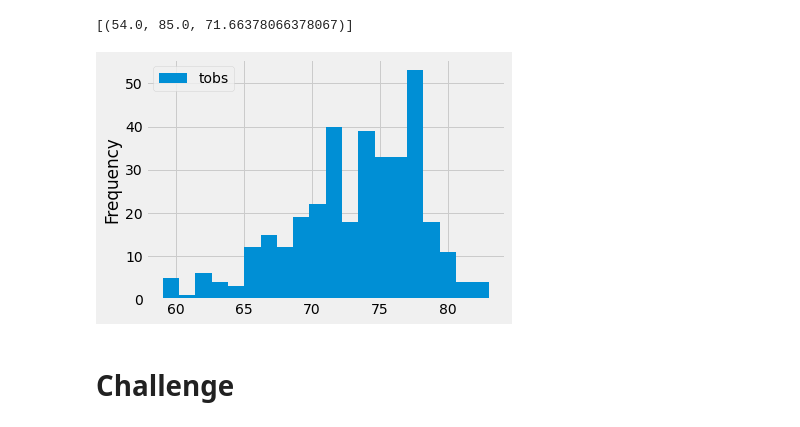
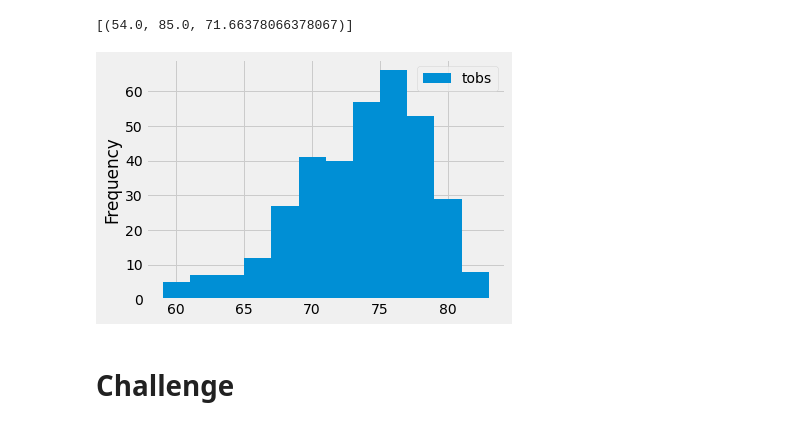
Before and after one commit to xumed001/surfs_up, a Jupyter notebook: climate_analysis.ipynb, the cells around one changed output. Saved outputs shown, nothing was run; the diff lists cells and outputs as text; code cells hidden in the pictures.

```diff
--- a/climate_analysis.ipynb
+++ b/climate_analysis.ipynb
@@ -100,14 +100,14 @@ session.query(func.min(Measurement.tobs), func.max(Measurement.tobs), func.avg(M
 # %%
 # Choose the station with the highest number of temperature observations.
 # Query the last 12 months of temperature observation data for this station and plot the results as a histogram
 results = session.query(Measurement.tobs).filter(Measurement.station == 'USC00519281').filter(Measurement.date >= prev_year).all()
 #print(results)
 df = pd.DataFrame(results, columns=['tobs'])
 #print(df)
-df.plot.hist(bins=20)
+df.plot.hist(bins=12)
 plt.tight_layout()
 # %% [output]
-[figure, old version]
+[figure, new version]
 # %%
 # Write a function called `calc_temps` that will accept start date and end date in the format '%Y-%m-%d'
 # and return the minimum, average, and maximum temperatures for that range of dates
```
Also changed, not shown: 1 other file.
